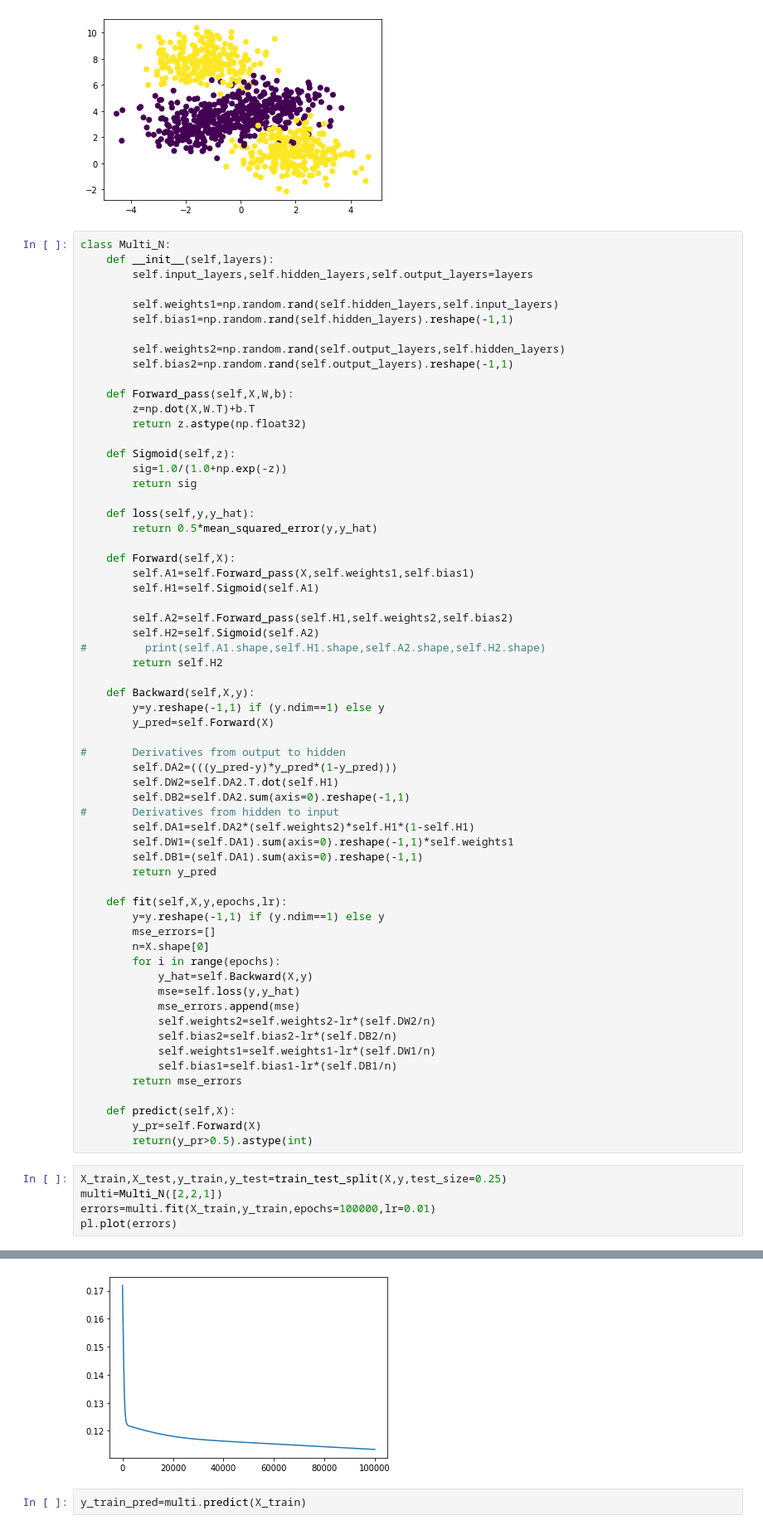
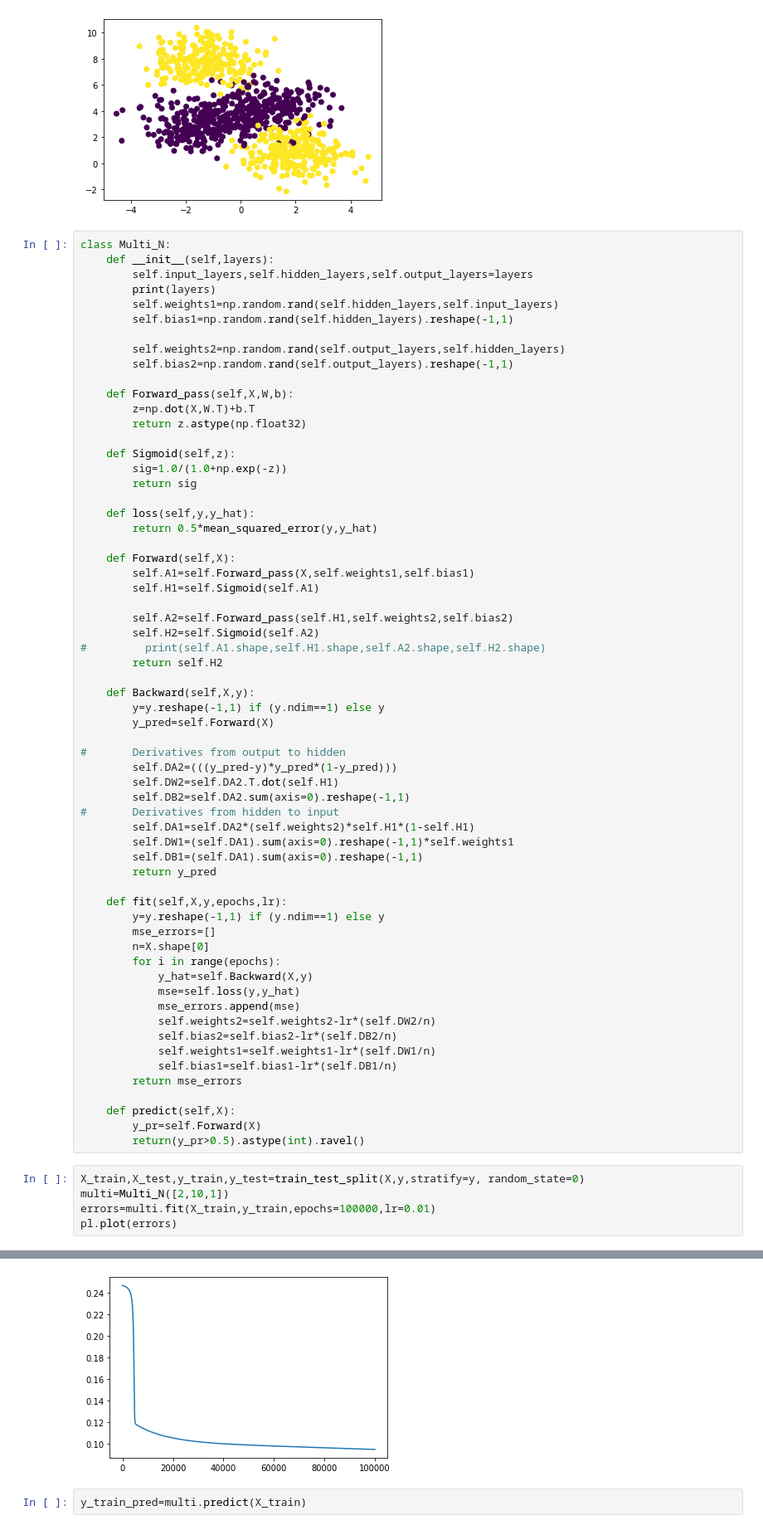
Before and after one commit to rissuuuu/DataScience, a Jupyter notebook: DeepLearning_Complete/Multi_perceptron.ipynb, the cells around one changed output, grey strips where cells are left out. Shown: that part at 83% size. Cells and saved outputs as stored; diff of their text form.

```diff
--- a/DeepLearning_Complete/Multi_perceptron.ipynb
+++ b/DeepLearning_Complete/Multi_perceptron.ipynb
@@ -21,7 +21,7 @@ from sklearn.metrics import mean_squared_error
 class Multi_N:
     def __init__(self,layers):
         self.input_layers,self.hidden_layers,self.output_layers=layers
-
+        print(layers)
         self.weights1=np.random.rand(self.hidden_layers,self.input_layers)
         self.bias1=np.random.rand(self.hidden_layers).reshape(-1,1)
 
@@ -78,10 +78,10 @@ class Multi_N:
 
     def predict(self,X):
         y_pr=self.Forward(X)
-        return(y_pr>0.5).astype(int)
+        return(y_pr>0.5).astype(int).ravel()
 # %%
-X_train,X_test,y_train,y_test=train_test_split(X,y,test_size=0.25)
-multi=Multi_N([2,2,1])
+X_train,X_test,y_train,y_test=train_test_split(X,y,stratify=y, random_state=0)
+multi=Multi_N([2,10,1])
 errors=multi.fit(X_train,y_train,epochs=100000,lr=0.01)
 pl.plot(errors)
 # %% [output]
@@ -89,4 +90,4 @@ pl.plot(errors)
-[figure, old version]
+[figure, new version]
 # %%
 y_train_pred=multi.predict(X_train)
 # %%
```
Also changed, not shown: parts of 3 cells of this notebook, 1 other file.
